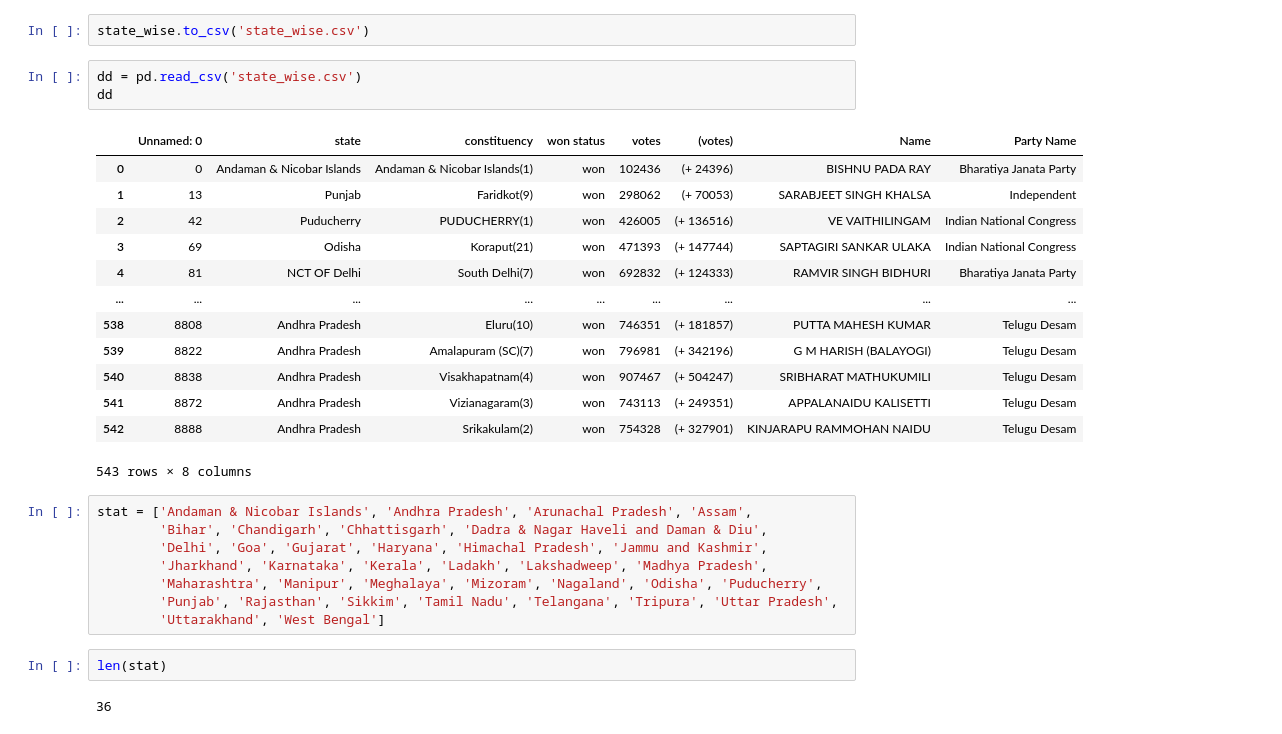
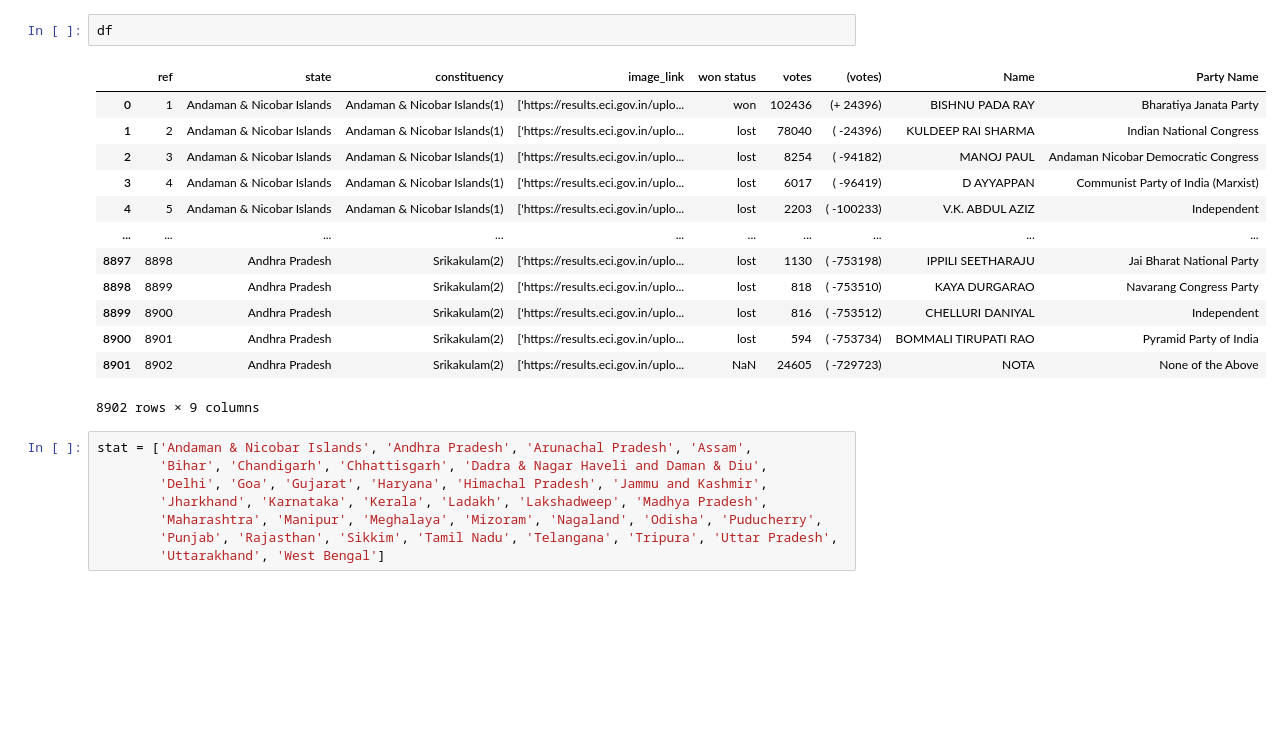
Before and after one commit to RAJPUTRoCkStAr/Election-results-dashboard, a Jupyter notebook: statewise.ipynb, the cells around one changed output. Cells and saved outputs as stored; diff of their text form; blank space fills up the shorter version.

```diff
--- a/statewise.ipynb
+++ b/statewise.ipynb
@@ -33,22 +24,19 @@ state_wise.head()
-# %%
-state_wise.to_csv('state_wise.csv')
-# %%
-dd = pd.read_csv('state_wise.csv')
-dd
-# %% [output]
-|  | Unnamed: 0 | state | constituency | won status | votes | (votes) | Name | Party Name |
-| 0 | 0 | Andaman & Nicobar Islands | Andaman & Nicobar Islands(1) | won | 102436 | (+ 24396) | BISHNU PADA RAY | Bharatiya Janata Party |
-| 1 | 13 | Punjab | Faridkot(9) | won | 298062 | (+ 70053) | SARABJEET SINGH KHALSA | Independent |
-| 2 | 42 | Puducherry | PUDUCHERRY(1) | won | 426005 | (+ 136516) | VE VAITHILINGAM | Indian National Congress |
-| 3 | 69 | Odisha | Koraput(21) | won | 471393 | (+ 147744) | SAPTAGIRI SANKAR ULAKA | Indian National Congress |
-| 4 | 81 | NCT OF Delhi | South Delhi(7) | won | 692832 | (+ 124333) | RAMVIR SINGH BIDHURI | Bharatiya Janata Party |
-| ... | ... | ... | ... | ... | ... | ... | ... | ... |
-| 538 | 8808 | Andhra Pradesh | Eluru(10) | won | 746351 | (+ 181857) | PUTTA MAHESH KUMAR | Telugu Desam |
-| 539 | 8822 | Andhra Pradesh | Amalapuram (SC)(7) | won | 796981 | (+ 342196) | G M HARISH (BALAYOGI) | Telugu Desam |
-| 540 | 8838 | Andhra Pradesh | Visakhapatnam(4) | won | 907467 | (+ 504247) | SRIBHARAT MATHUKUMILI | Telugu Desam |
-| 541 | 8872 | Andhra Pradesh | Vizianagaram(3) | won | 743113 | (+ 249351) | APPALANAIDU KALISETTI | Telugu Desam |
-| 542 | 8888 | Andhra Pradesh | Srikakulam(2) | won | 754328 | (+ 327901) | KINJARAPU RAMMOHAN NAIDU | Telugu Desam |
-543 rows × 8 columns
+# %%
+df
+# %% [output]
+|  | ref | state | constituency | image_link | won status | votes | (votes) | Name | Party Name |
+| 0 | 1 | Andaman & Nicobar Islands | Andaman & Nicobar Islands(1) | ['https://results.eci.gov.in/uplo... | won | 102436 | (+ 24396) | BISHNU PADA RAY | Bharatiya Janata Party |
+| 1 | 2 | Andaman & Nicobar Islands | Andaman & Nicobar Islands(1) | ['https://results.eci.gov.in/uplo... | lost | 78040 | ( -24396) | KULDEEP RAI SHARMA | Indian National Congress |
+| 2 | 3 | Andaman & Nicobar Islands | Andaman & Nicobar Islands(1) | ['https://results.eci.gov.in/uplo... | lost | 8254 | ( -94182) | MANOJ PAUL | Andaman Nicobar Democratic Congress |
+| 3 | 4 | Andaman & Nicobar Islands | Andaman & Nicobar Islands(1) | ['https://results.eci.gov.in/uplo... | lost | 6017 | ( -96419) | D AYYAPPAN | Communist Party of India (Marxist) |
+| 4 | 5 | Andaman & Nicobar Islands | Andaman & Nicobar Islands(1) | ['https://results.eci.gov.in/uplo... | lost | 2203 | ( -100233) | V.K. ABDUL AZIZ | Independent |
+| ... | ... | ... | ... | ... | ... | ... | ... | ... | ... |
+| 8897 | 8898 | Andhra Pradesh | Srikakulam(2) | ['https://results.eci.gov.in/uplo... | lost | 1130 | ( -753198) | IPPILI SEETHARAJU | Jai Bharat National Party |
+| 8898 | 8899 | Andhra Pradesh | Srikakulam(2) | ['https://results.eci.gov.in/uplo... | lost | 818 | ( -753510) | KAYA DURGARAO | Navarang Congress Party |
+| 8899 | 8900 | Andhra Pradesh | Srikakulam(2) | ['https://results.eci.gov.in/uplo... | lost | 816 | ( -753512) | CHELLURI DANIYAL | Independent |
+| 8900 | 8901 | Andhra Pradesh | Srikakulam(2) | ['https://results.eci.gov.in/uplo... | lost | 594 | ( -753734) | BOMMALI TIRUPATI RAO | Pyramid Party of India |
+| 8901 | 8902 | Andhra Pradesh | Srikakulam(2) | ['https://results.eci.gov.in/uplo... | NaN | 24605 | ( -729723) | NOTA | None of the Above |
+8902 rows × 9 columns
 # %%
 stat = ['Andaman & Nicobar Islands', 'Andhra Pradesh', 'Arunachal Pradesh', 'Assam',
         'Bihar', 'Chandigarh', 'Chhattisgarh', 'Dadra & Nagar Haveli and Daman & Diu',
@@ -57,7 +45,3 @@ stat = ['Andaman & Nicobar Islands', 'Andhra Pradesh', 'Arunachal Pradesh', 'Ass
         'Maharashtra', 'Manipur', 'Meghalaya', 'Mizoram', 'Nagaland', 'Odisha', 'Puducherry',
         'Punjab', 'Rajasthan', 'Sikkim', 'Tamil Nadu', 'Telangana', 'Tripura', 'Uttar Pradesh',
         'Uttarakhand', 'West Bengal']
-# %%
-len(stat)
-# %% [output]
-36
```
Also changed, not shown: parts of 16 cells of this notebook, 7 other files.
